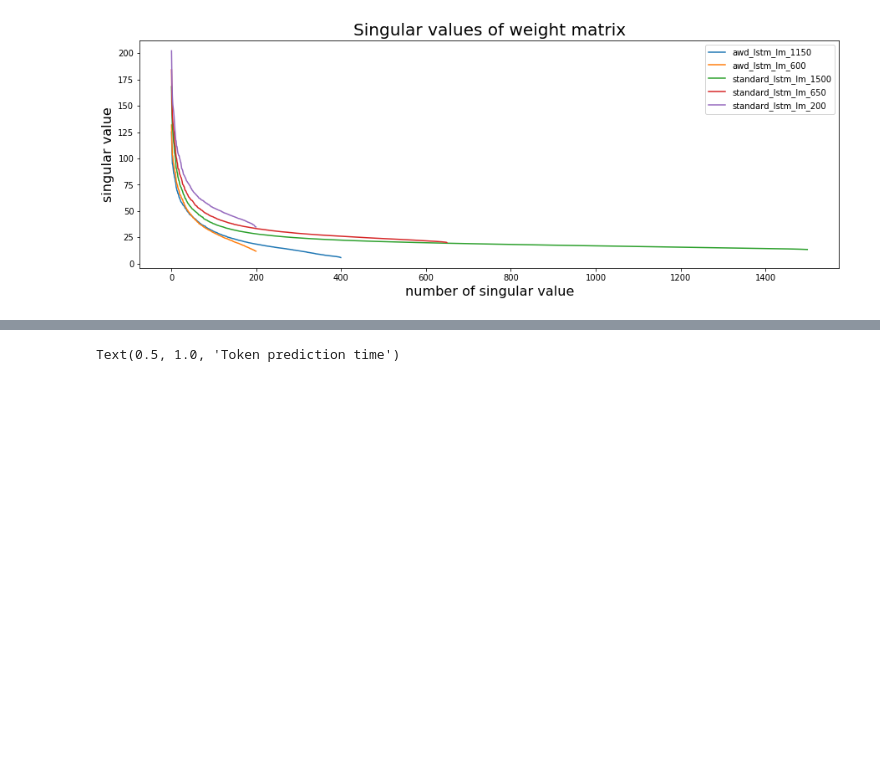
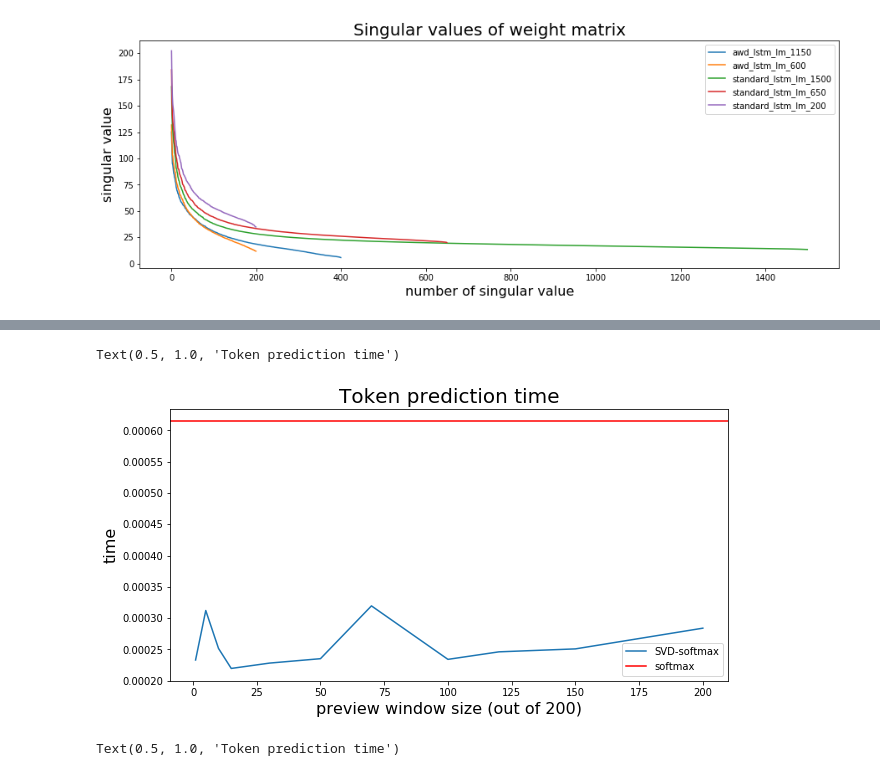
Before and after one commit to asmekal/softmax-acceleration, a Jupyter notebook: Fast softmax approximations.ipynb, the cells around one changed output, grey strips where cells are left out. Drawn from its saved outputs; the diff is of its cells as text; code cells hidden in the pictures; blank space fills up the shorter version.

```diff
--- a/Fast softmax approximations.ipynb
+++ b/Fast softmax approximations.ipynb
@@ -405,3 +375,14 @@ Text(0.5, 1.0, 'Loss for N=3200')
+# %%
+plt.figure(figsize=(10,5))
+plt.plot(preview_Ws, ts, label="SVD-softmax")
+plt.axhline(y=0.0006145, color='red', label="softmax")
+plt.xlabel("preview window size (out of 200)", fontsize=16)
+plt.ylabel("time", fontsize=16)
+plt.legend()
+plt.title("Token prediction time", fontsize=20)
+# %% [output]
+Text(0.5, 1.0, 'Token prediction time')
+[figure, added]
 # %%
 plt.figure(figsize=(10,5))
 plt.plot(preview_Ws, ts, label="SVD-softmax")
```
Also changed, not shown: parts of 17 cells of this notebook.
